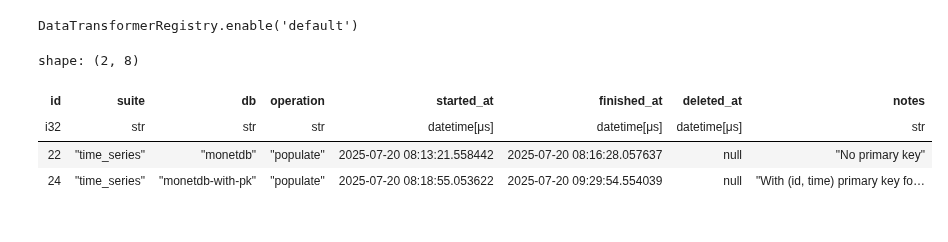
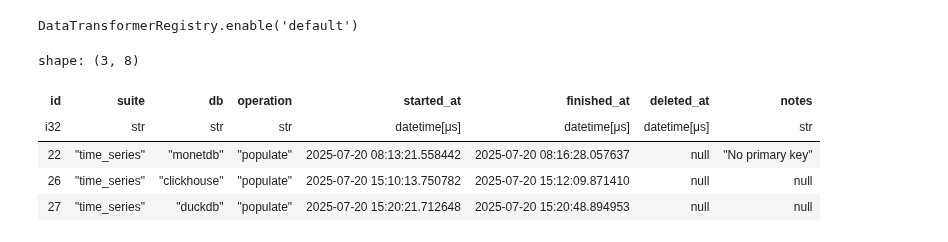
Before and after one commit to wlaur/olap-benchmarks, a Jupyter notebook: notebooks/results.ipynb, the cells around one changed output. Cells and saved outputs as stored; diff of their text form; code cells hidden in the pictures.

```diff
--- a/notebooks/results.ipynb
+++ b/notebooks/results.ipynb
@@ -39,15 +39,22 @@ SUITE = "time_series"
 db = duckdb.connect(SETTINGS.results_directory / "results-replica.db")
 # %%
 db.execute(
-    "select * from benchmark where finished_at is not null and deleted_at is null and suite = (?) order by started_at",
+    """
+        select * from benchmark
+        where finished_at is not null
+            and deleted_at is null
+            and suite = (?)
+        order by started_at
+    """,
     [SUITE],
 ).pl()
 # %% [output]
-shape: (2, 8)
+shape: (3, 8)
 | id | suite | db | operation | started_at | finished_at | deleted_at | notes |
 | i32 | str | str | str | datetime[μs] | datetime[μs] | datetime[μs] | str |
 | 22 | "time_series" | "monetdb" | "populate" | 2025-07-20 08:13:21.558442 | 2025-07-20 08:16:28.057637 | null | "No primary key" |
-| 24 | "time_series" | "monetdb-with-pk" | "populate" | 2025-07-20 08:18:55.053622 | 2025-07-20 09:29:54.554039 | null | "With (id, time) primary key fo… |
+| 26 | "time_series" | "clickhouse" | "populate" | 2025-07-20 15:10:13.750782 | 2025-07-20 15:12:09.871410 | null | null |
+| 27 | "time_series" | "duckdb" | "populate" | 2025-07-20 15:20:21.712648 | 2025-07-20 15:20:48.894953 | null | null |
 # %%
 df = db.execute(
     """
```
Also changed, not shown: parts of 3 cells of this notebook, 8 other files.
